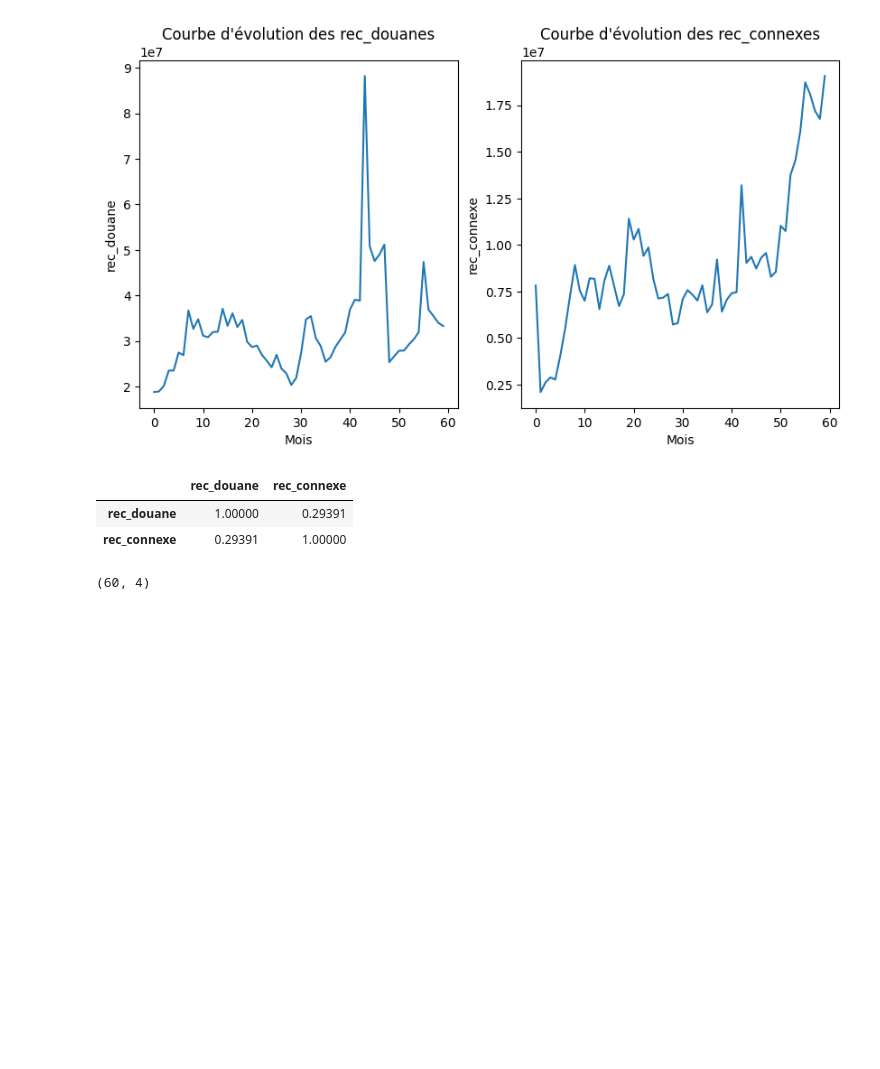
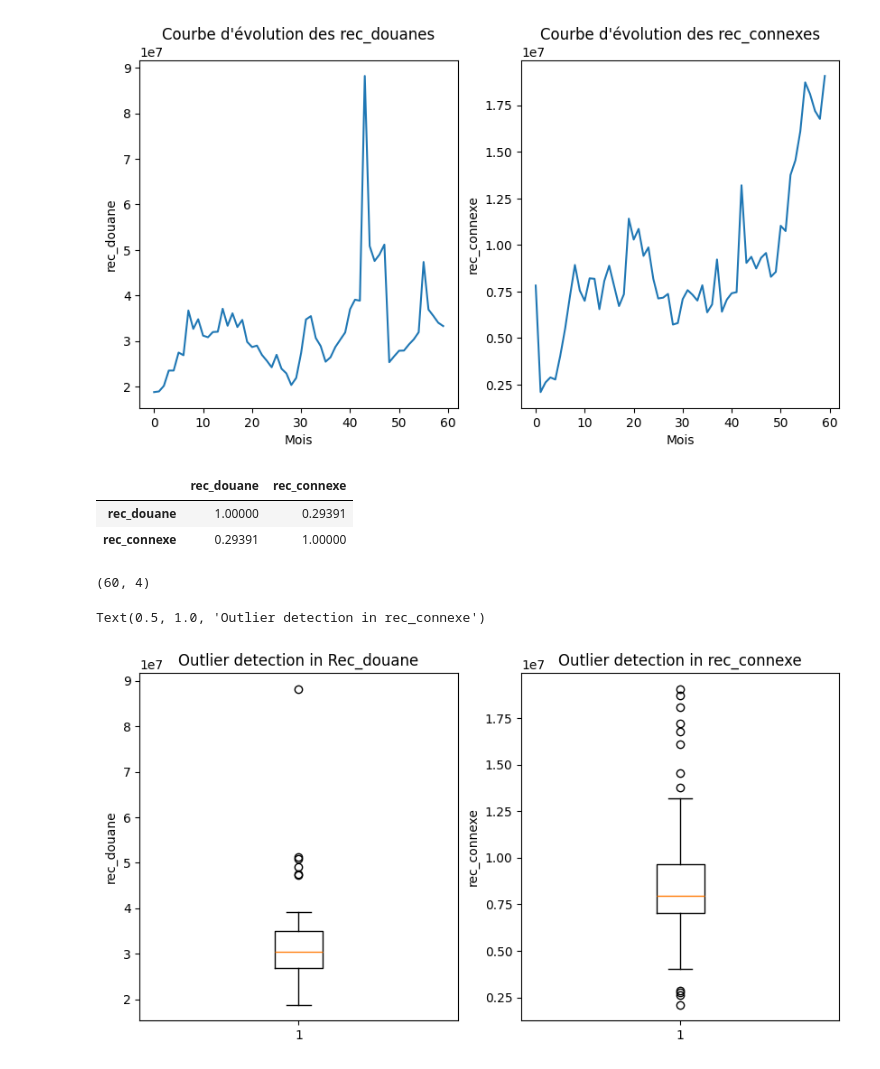
Before and after one commit to Pinto-Katende-Jonathan/SimpleDescriptiveStat, a Jupyter notebook: analyse.ipynb, the cells around one changed output. Drawn from its saved outputs; the diff is of its cells as text; code cells hidden in the pictures; blank space fills up the shorter version.

Commit message:
Adding outlier formula EIQ

```diff
--- a/analyse.ipynb
+++ b/analyse.ipynb
@@ -586,3 +586,18 @@ df_copy.iloc[:, 2:].corr()
 df_copy.shape
 # %% [output]
 (60, 4)
+# %%
+plt.figure(figsize=(10, 5))
+
+plt.subplot(1, 2, 1)
+plt.boxplot(df_copy.rec_douane)
+plt.ylabel("rec_douane")
+plt.title('Outlier detection in Rec_douane')
+
+plt.subplot(1, 2, 2)
+plt.boxplot(df_copy.rec_connexe)
+plt.ylabel("rec_connexe")
+plt.title('Outlier detection in rec_connexe')
+# %% [output]
+Text(0.5, 1.0, 'Outlier detection in rec_connexe')
+[figure, added]
```
Also changed, not shown: parts of 3 cells of this notebook.
